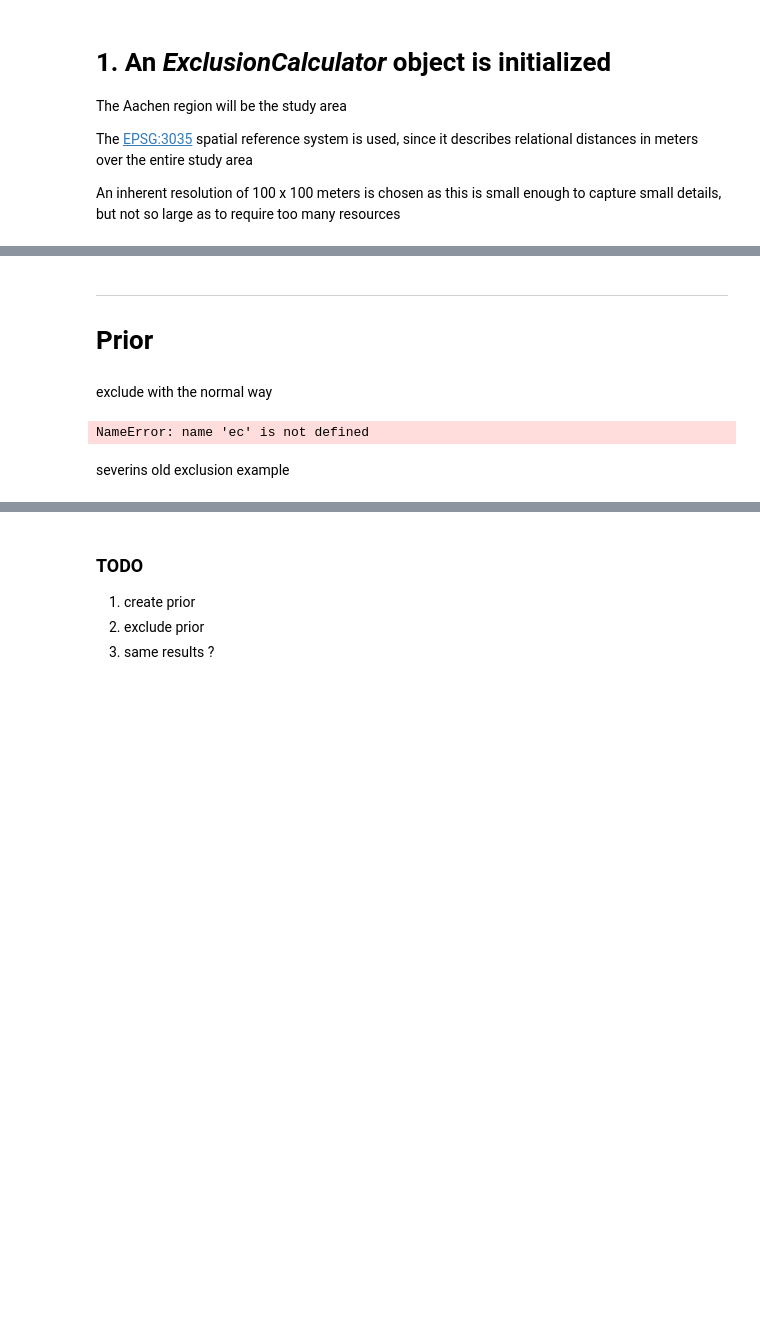
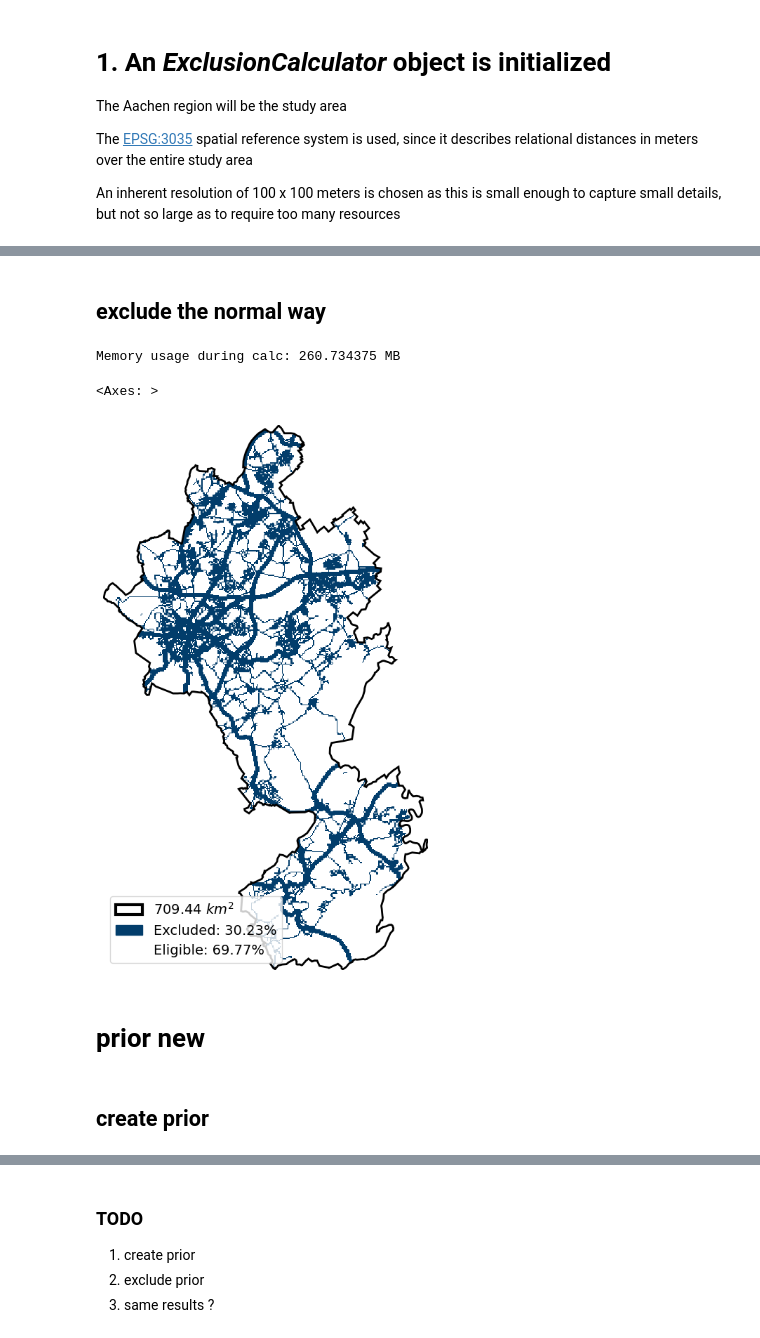
Before and after one commit to FZJ-IEK3-VSA/glaes, a Jupyter notebook: deletme_create_prior/prior_example.ipynb, the cells around one changed output, grey strips where cells are left out. Cells and saved outputs as stored; diff of their text form; code cells hidden in the pictures; blank space fills up the shorter version.

Commit message:
add example

```diff
--- a/deletme_create_prior/prior_example.ipynb
+++ b/deletme_create_prior/prior_example.ipynb
@@ -41,3 +41,0 @@ TypeError: loadSRS() got an unexpected keyword argument 'geom'
-# %% [markdown]
----
-# Prior
@@ -52,16 +42,23 @@ TypeError: loadSRS() got an unexpected keyword argument 'geom'
 # %% [markdown]
-exclude with the normal way
+## exclude the normal way
 # %%
 # Set a path to a local copy of the OSM roads dataset (Here, a small sample is provided around Aachen)
 roadwaysPath = gl._test_data_["aachenRoads.shp"]
 
 # Apply Exclusion
-whereStatement = "type='motorway' OR type='primary' OR type='trunk'"
-ec.excludeVectorType(roadwaysPath, where=whereStatement, buffer=0)
+ec.excludeVectorType(
+    gl._test_data_["aachenRoads.shp"],
+    buffer=200,
+    where="maxspeed='nan'"#OR type='primary' OR type='trunk'",
+)
 
 # Visualize
 ec.draw()
 # %% [output]
-NameError: name 'ec' is not defined
+Memory usage during calc: 260.734375 MB
+<Axes: >
+[figure, added]
-# %% [markdown]
-severins old exclusion example
+# %% [markdown]
+# prior new
+# %% [markdown]
+## create prior
```
Also changed, not shown: parts of 10 cells of this notebook, 2 other files.
